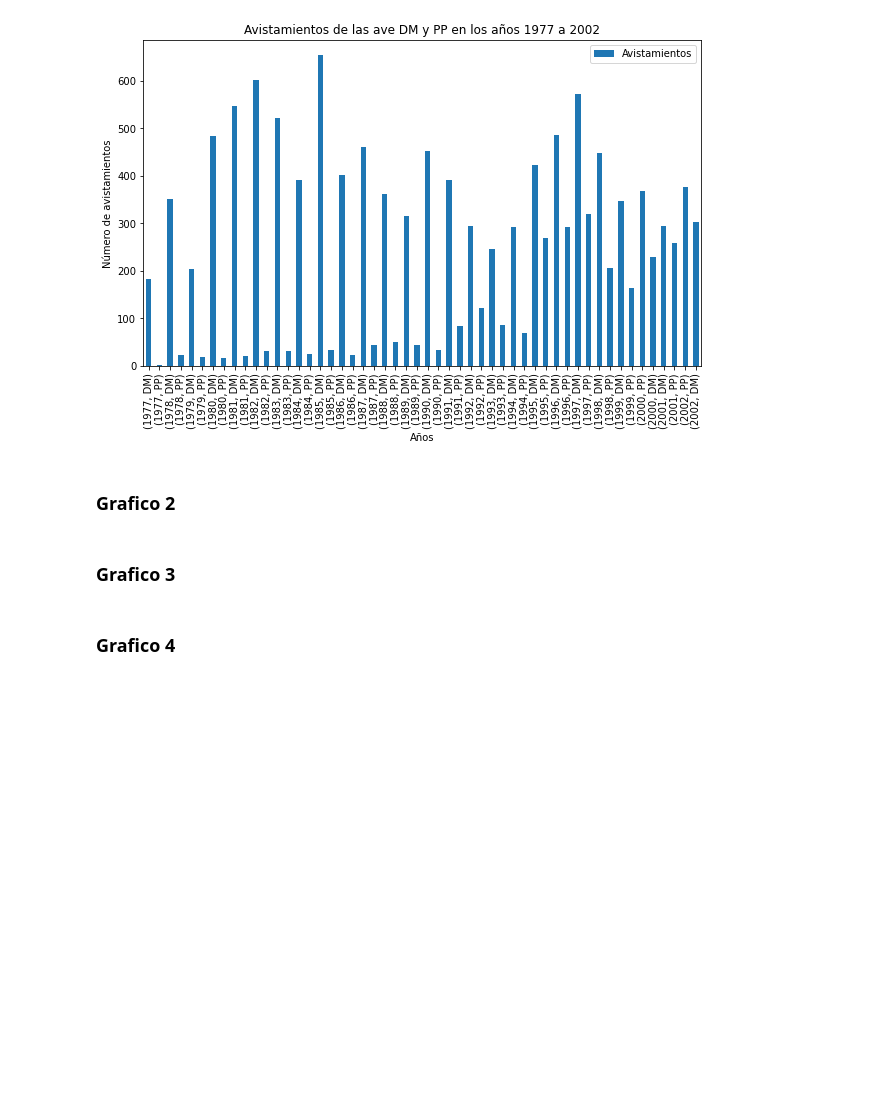
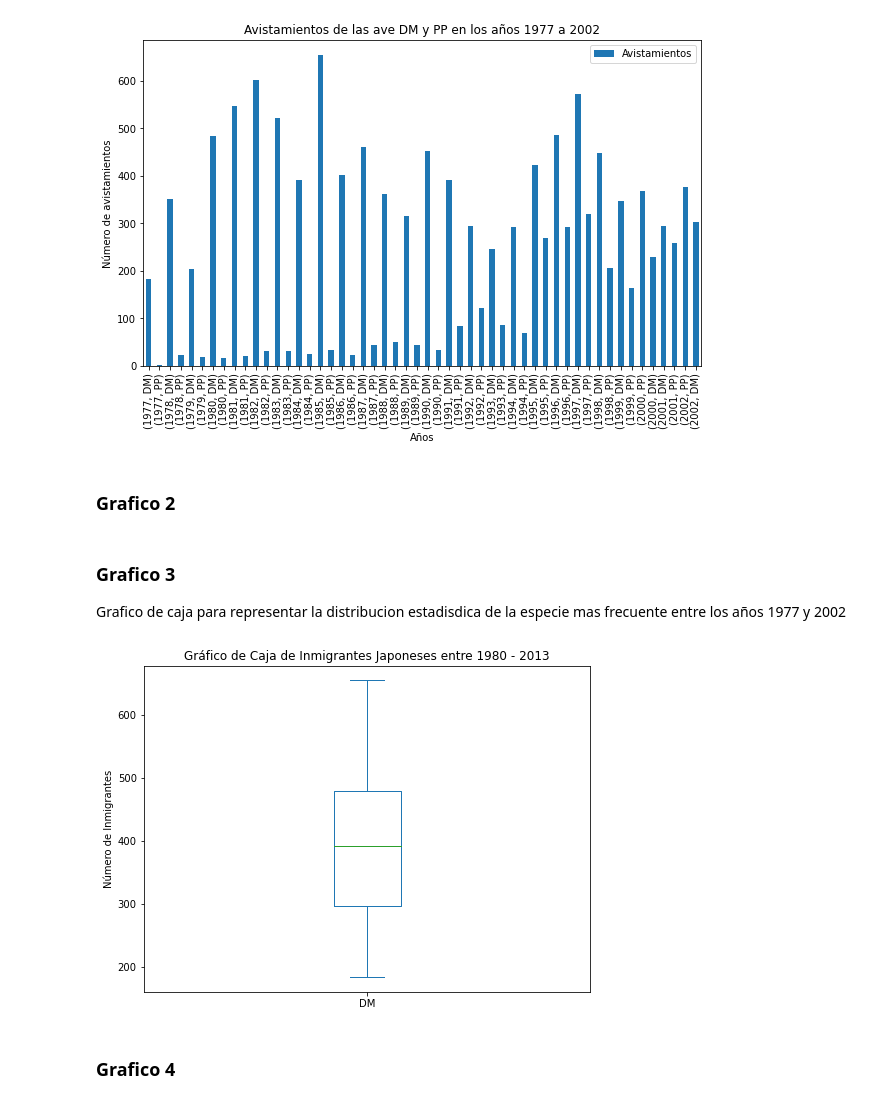
Before and after one commit to Vania-Espinoza/Tarea2-Python, a Jupyter notebook: Tarea3.ipynb, the cells around one changed output. Drawn from its saved outputs; the diff is of its cells as text; code cells hidden in the pictures; blank space fills up the shorter version.

Commit message:
graf circ y caja

```diff
--- a/Tarea3.ipynb
+++ b/Tarea3.ipynb
@@ -57,8 +75,24 @@ plt.show()
 [figure]
 # %% [markdown]
 ### Grafico 2
-# %% [markdown]
-### Grafico 3
+# %% [markdown]
+### Grafico 3
+Grafico de caja para representar la distribucion estadisdica de la especie mas frecuente entre los años 1977 y 2002
+# %%
+df_g3 = df[['year','species_id']]
+df_g3 = df_g3[df_g3['species_id']=='DM']
+df_g3 = df_g3.value_counts().to_frame().reset_index()
+df_g3 = df_g3.set_index('year').drop('species_id',axis=1)
+df_g3.columns = ['DM']
+
+df_g3.plot(kind='box', figsize=(8, 6))
+
+plt.title('Gráfico de Caja de Inmigrantes Japoneses entre 1980 - 2013')
+plt.ylabel('Número de Inmigrantes')
+
+plt.show()
+# %% [output]
+[figure, added]
 # %% [markdown]
 ### Grafico 4
 # %% [markdown]
```
Also changed, not shown: parts of 4 cells of this notebook.
